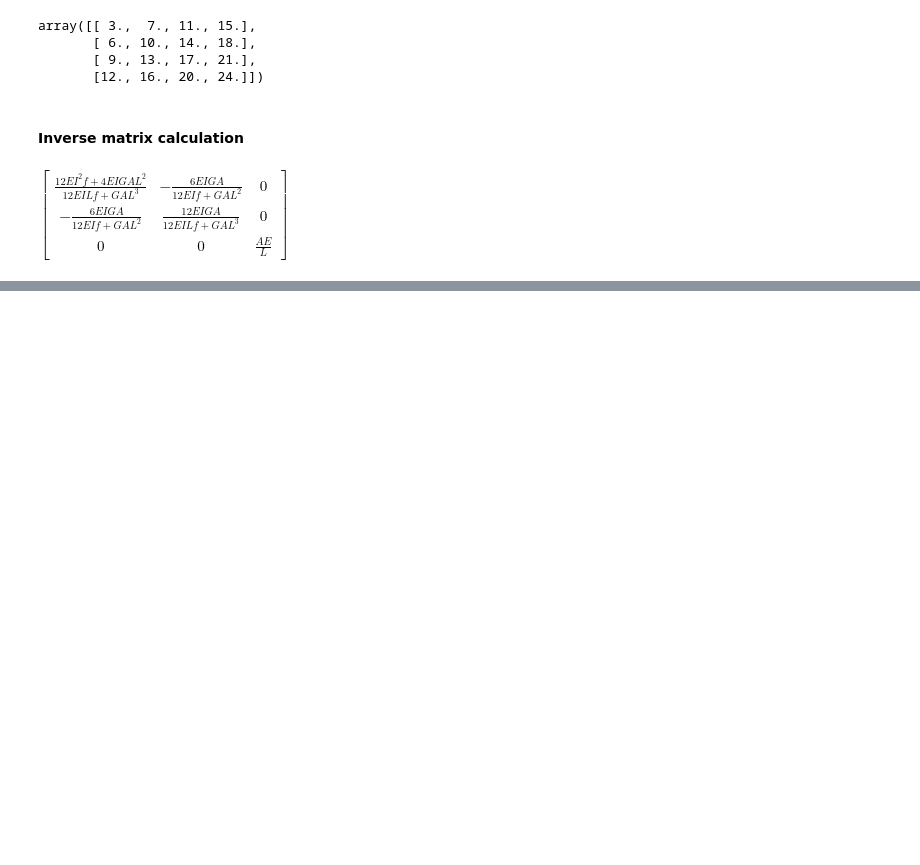
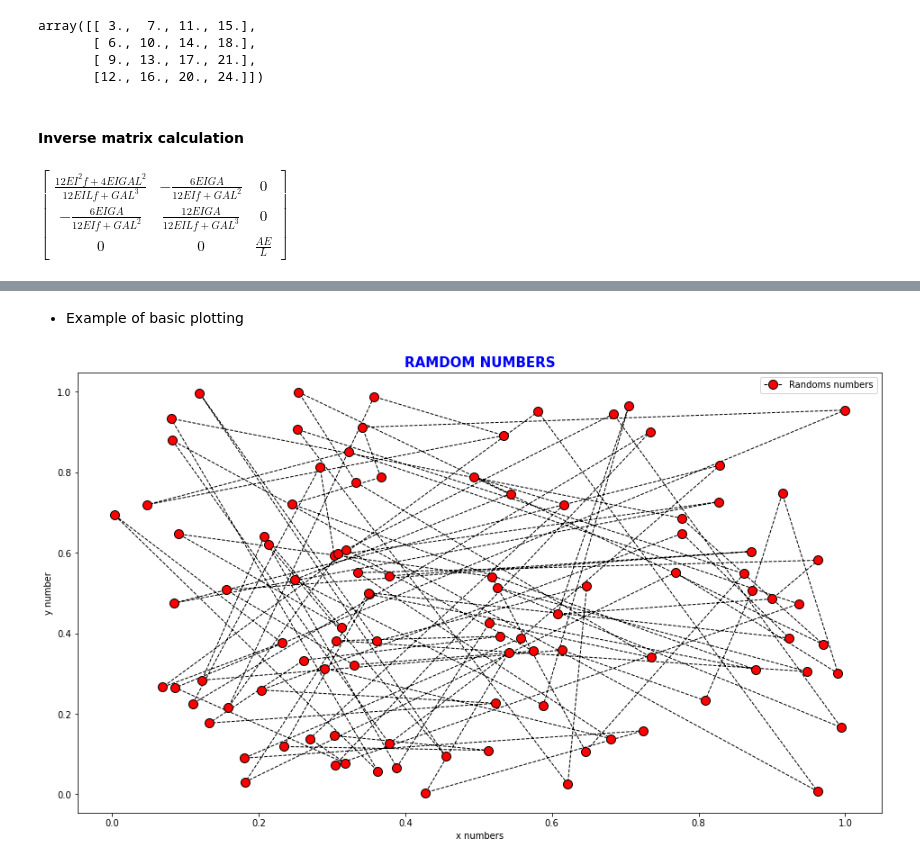
Before and after one commit to Normando1945/Repo_Maxtrix_Analisys, a Jupyter notebook: examples/Basic_Coding.ipynb, the cells around one changed output, grey strips where cells are left out. Cells and saved outputs as stored; diff of their text form; code cells hidden in the pictures; blank space fills up the shorter version.

```diff
--- a/examples/Basic_Coding.ipynb
+++ b/examples/Basic_Coding.ipynb
@@ -244,0 +304,17 @@ pepito_df
+# %% [markdown]
+* Example of basic plotting
+# %%
+x = np.array(np.random.rand(100))
+y = np.array(np.random.rand(100))
+
+fig, ax = plt.subplots(1,1, figsize=(16,9))
+ax.plot(x,y, lw = 1, ls = '--', color = [0,0,0], marker = 'o',
+        markersize = 10, markerfacecolor = [1,0,0],
+        label = 'Randoms numbers')
+ax.set_xlabel('x numbers')
+ax.set_ylabel('y number')
+ax.set_title('RAMDOM NUMBERS', fontsize = 15, fontweight = 'bold', color = [0,0,1])
+ax.legend()
+plt.show()
+# %% [output]
+[figure, added]
```
Also changed, not shown: parts of 20 cells of this notebook, 4 other files.
